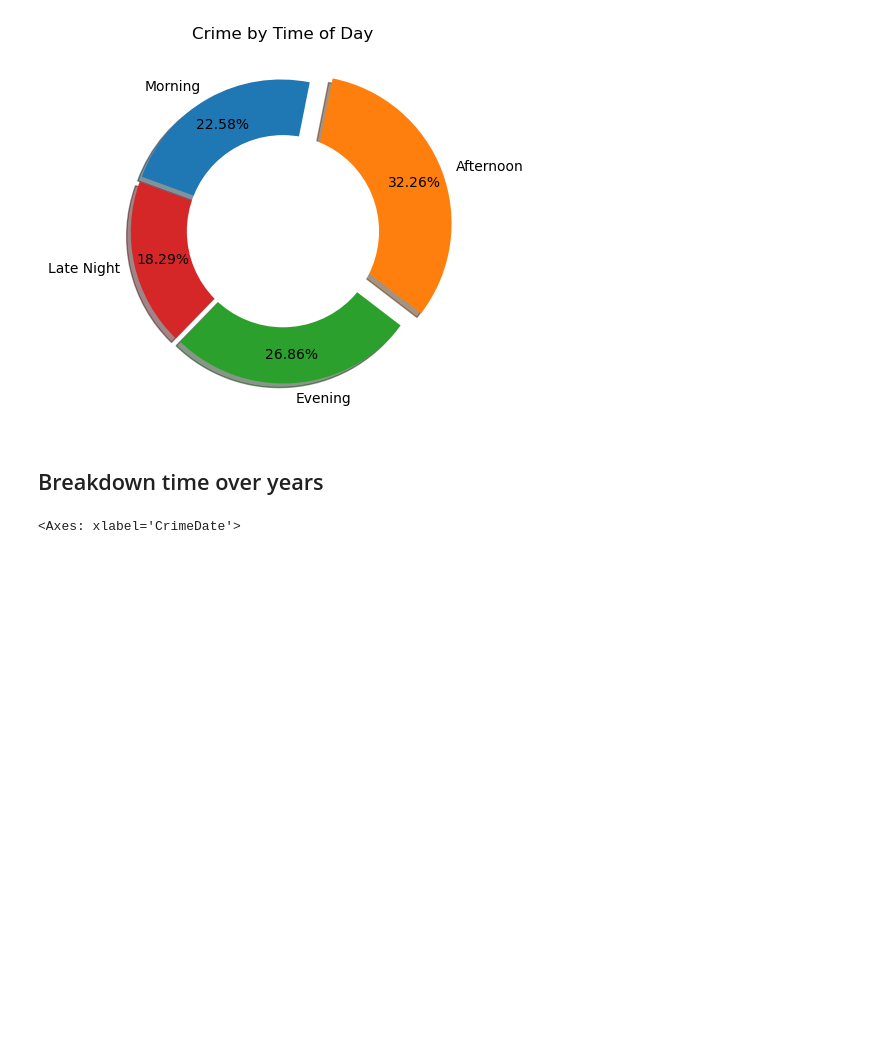
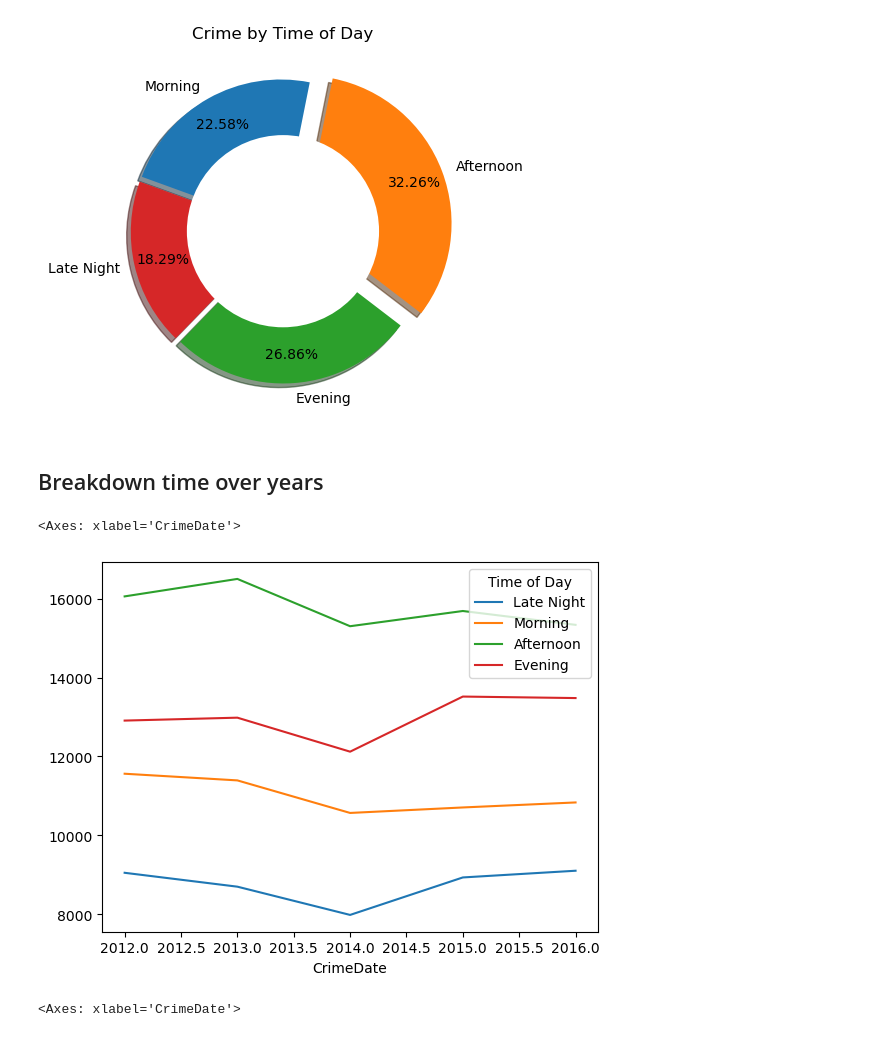
Before and after one commit to johbry17/Crime-in-Baltimore, a Jupyter notebook: Resources/miscellaneous/test.ipynb, the cells around one changed output. Drawn from its saved outputs; the diff is of its cells as text; code cells hidden in the pictures; blank space fills up the shorter version.

```diff
--- a/test.ipynb
+++ b/Resources/miscellaneous/test.ipynb
@@ -7,7 +7,7 @@ import pandas as pd
 import scipy.stats as st
 # %%
 # read in kaggle 2012-2017 dataset
-df = pd.read_csv("Resources/2012-2017_BPD_Victim_Based_Crime_Data.csv")
+df = pd.read_csv("../2012-2017_BPD_Victim_Based_Crime_Data.csv")
 df.head()
 # %% [output]
 |  | CrimeDate | CrimeTime | CrimeCode | Location | Description | Inside/Outside | Weapon | Post | District | ... |
@@ -99,6 +99,18 @@ plt.show()
 [figure]
 # %% [markdown]
 ## Breakdown time over years
+# %%
+pre2017_df = df[df.CrimeDate.dt.year < 2017]
+
+# unstack pivots the table
+x = pre2017_df.groupby([pre2017_df.CrimeDate.dt.year, "Time of Day"]).size().unstack()
+
+x.plot(kind='line')
+
+# note that 2017 only contains data for 2/3's of a year (through the beginning of September)
+# %% [output]
+<Axes: xlabel='CrimeDate'>
+[figure, added]
 # %%
 # unstack pivots the table
 x = df.groupby([df["CrimeDate"].dt.year, "Time of Day"]).size().unstack()
```
Also changed, not shown: parts of 2 cells of this notebook, 10 other files.
